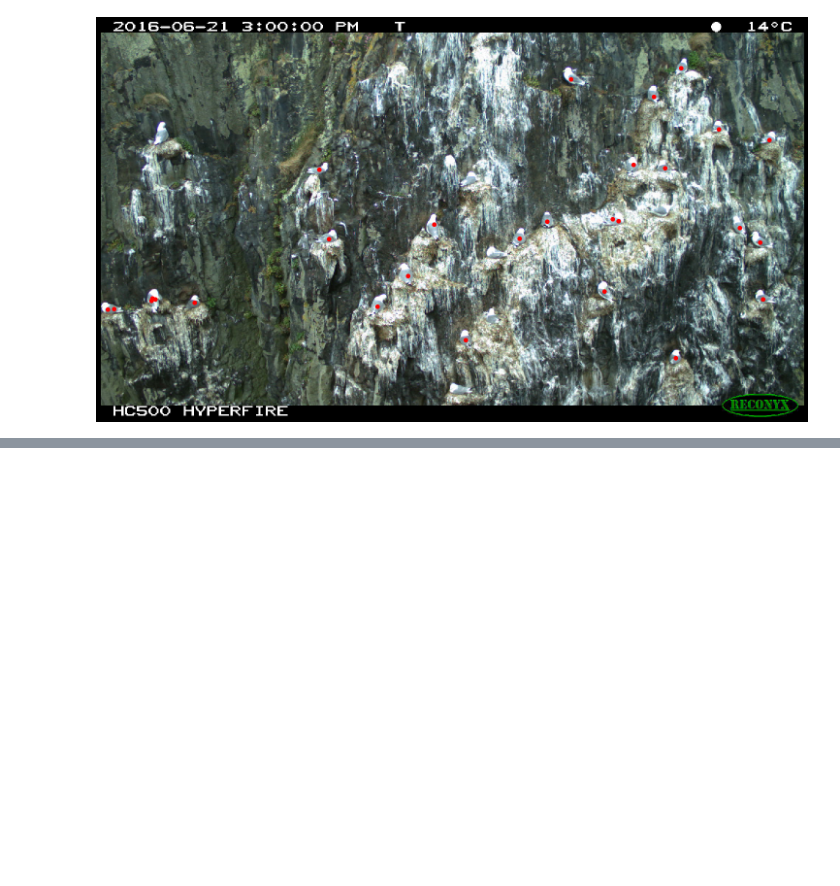
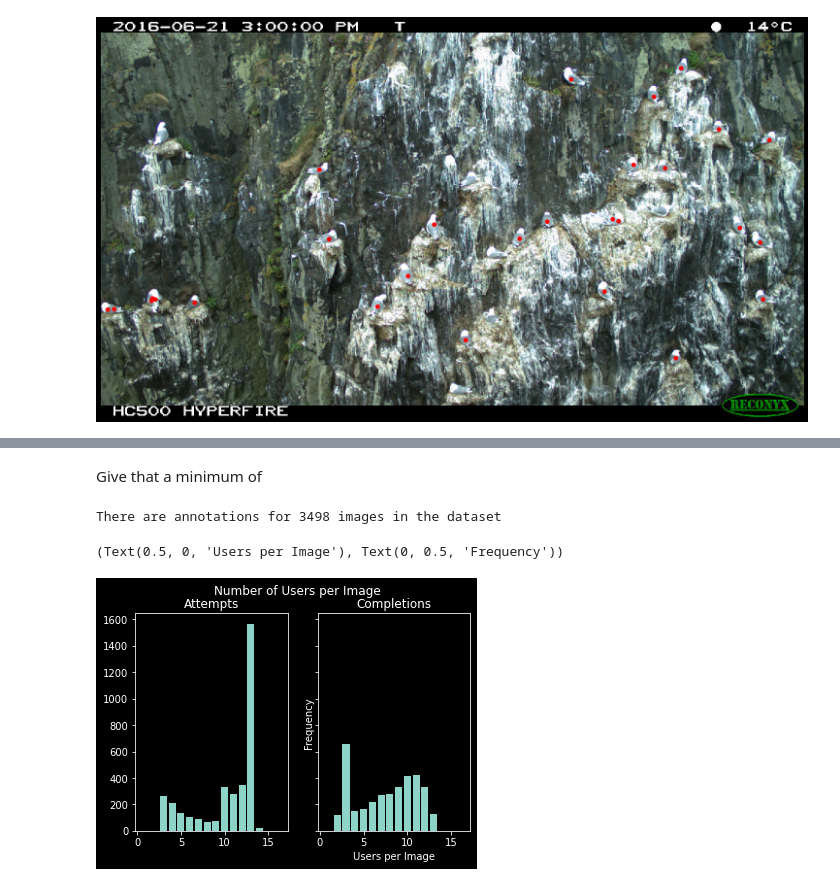
Before and after one commit to KCGallagher/birdspy, a Jupyter notebook: image_exploration.ipynb, the cells around one changed output, grey strips where cells are left out. Cells and saved outputs as stored; diff of their text form; code cells hidden in the pictures; blank space fills up the shorter version.

```diff
--- a/image_exploration.ipynb
+++ b/image_exploration.ipynb
@@ -24,0 +41,22 @@ im.get_annotations("HVITa2016a_000001")
+# %% [markdown]
+Give that a minimum of
+# %%
+# Number of people who have considered each image
+# Compare to number who have indicated they have marked all birds in each image
+df_img = df.drop_duplicates(subset='image_id', keep="last")
+print(f"There are annotations for {len(df_img.index)} images in the dataset")
+
+c_labels, c_counts = np.unique(df_img["classifications"], return_counts=True)
+m_labels, m_counts = np.unique(df_img["markedall_num_votes"], return_counts=True)
+
+fig, axs = plt.subplots(1, 2, sharex=True, sharey=True)
+axs[0].bar(c_labels, c_counts, align='center')
+axs[0].title.set_text('Attempts')
+axs[1].bar(m_labels, m_counts, align='center')
+axs[1].title.set_text('Completions')
+fig.suptitle("Number of Users per Image")
+plt.xlabel("Users per Image"), plt.ylabel("Frequency")
+# %% [output]
+There are annotations for 3498 images in the dataset
+(Text(0.5, 0, 'Users per Image'), Text(0, 0.5, 'Frequency'))
+[figure, added]
```
Also changed, not shown: parts of 8 cells of this notebook, 2 other files.
